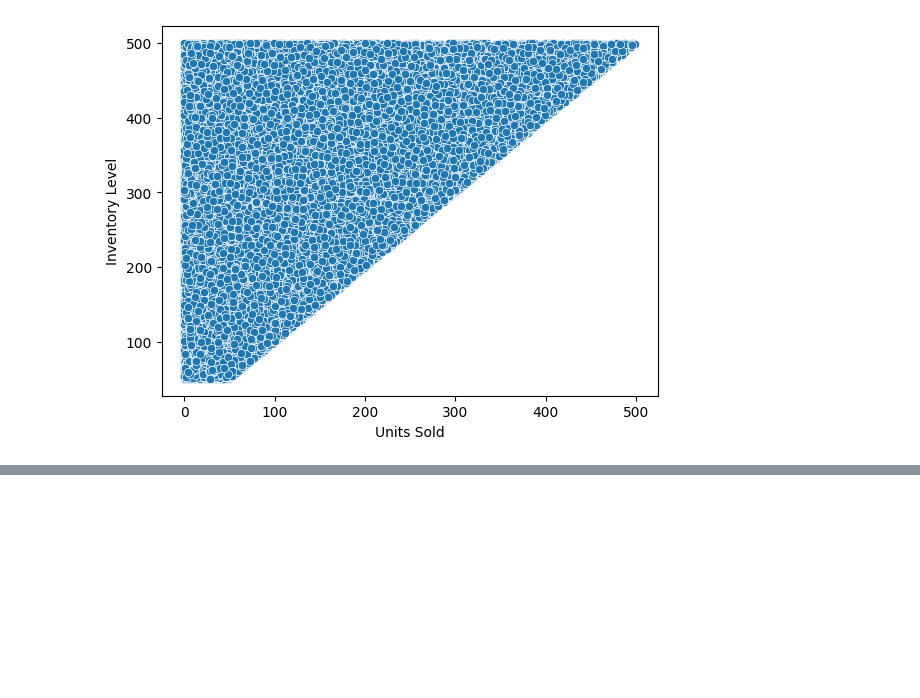
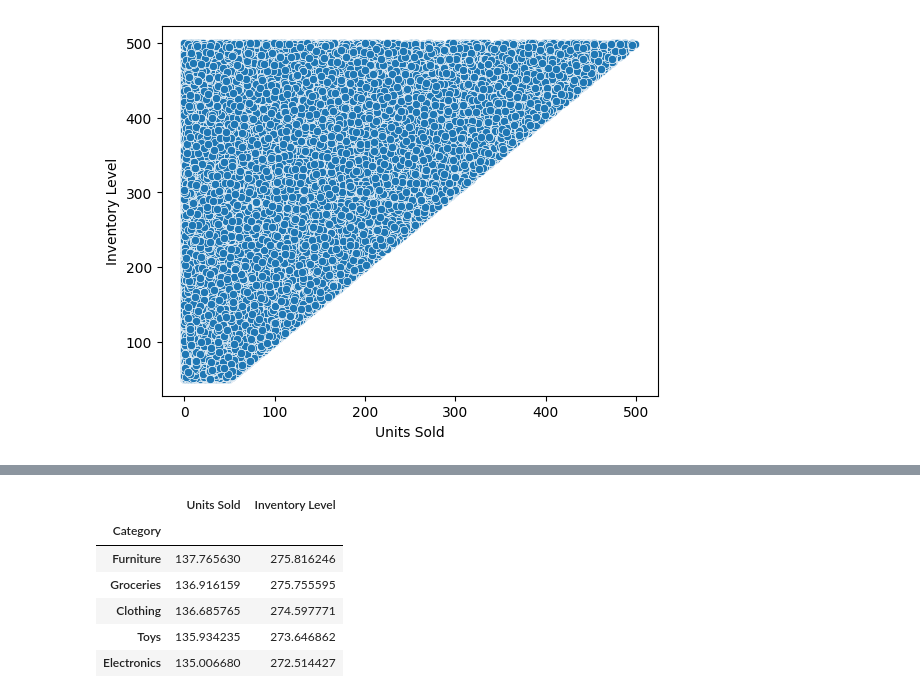
Before and after one commit to Nikesh5005/ML_PROJ, a Jupyter notebook: Dynamic__Pricing_Engine_Retail.ipynb, the cells around one changed output, grey strips where cells are left out. Drawn from its saved outputs; the diff is of its cells as text; code cells hidden in the pictures; blank space fills up the shorter version.

```diff
--- a/Dynamic__Pricing_Engine_Retail.ipynb
+++ b/Dynamic__Pricing_Engine_Retail.ipynb
@@ -287,0 +301,10 @@ sns.regplot(data=df, x='Units Sold',y='Inventory Level')
+# %%
+df.groupby('Category')[['Units Sold','Inventory Level']].mean().sort_values( by='Units Sold', ascending=False)
+# %% [output]
+|  | Units Sold | Inventory Level |
+| Category |  |  |
+| Furniture | 137.765630 | 275.816246 |
+| Groceries | 136.916159 | 275.755595 |
+| Clothing | 136.685765 | 274.597771 |
+| Toys | 135.934235 | 273.646862 |
+| Electronics | 135.006680 | 272.514427 |
```
Also changed, not shown: parts of 3 cells of this notebook.
